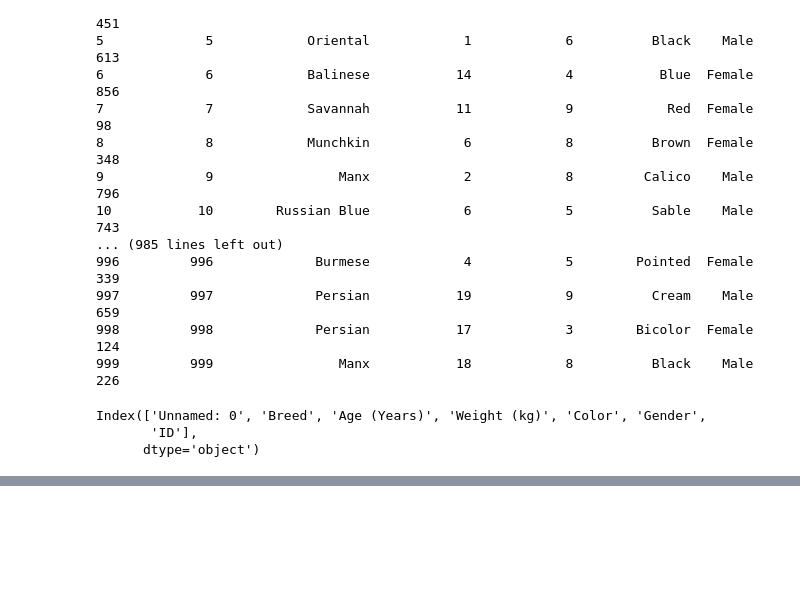
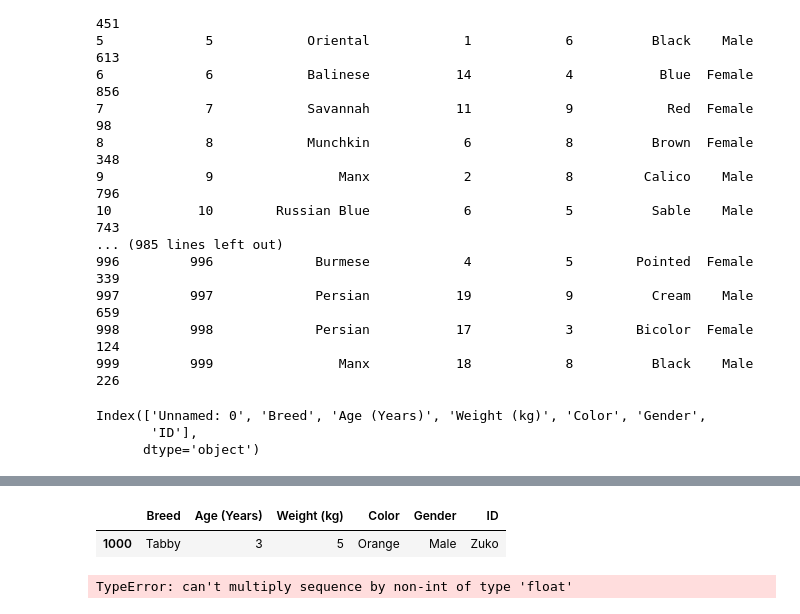
Before and after one commit to Rain0rShine/Artificial-Intelligence, a Jupyter notebook: Semester 1/Cats!/Cats!.ipynb, the cells around one changed output, grey strips where cells are left out. Drawn from its saved outputs; the diff is of its cells as text; code cells hidden in the pictures; blank space fills up the shorter version.

```diff
--- a/Semester 1/Cats!/Cats!.ipynb
+++ b/Semester 1/Cats!/Cats!.ipynb
@@ -32,0 +43,11 @@ cats.drop(['Unnamed: 0'], inplace = True, axis = 1)
+# %%
+cats.loc[len(cats)] = {'Breed': 'Tabby','Age (Years)' : 3 , 'Weight (kg)': 5, 'Color': 'Orange', 'Gender' : 'Male', 'ID': 'Zuko'}
+# %%
+cats.tail(1)
+# %% [output]
+|  | Breed | Age (Years) | Weight (kg) | Color | Gender | ID |
+| 1000 | Tabby | 3 | 5 | Orange | Male | Zuko |
+# %%
+cats['Weight (lbs)'] = cats['Weight (kg)'] * 2.205
+# %% [output]
+TypeError: can't multiply sequence by non-int of type 'float'
```
Also changed, not shown: parts of 1 cell of this notebook.
